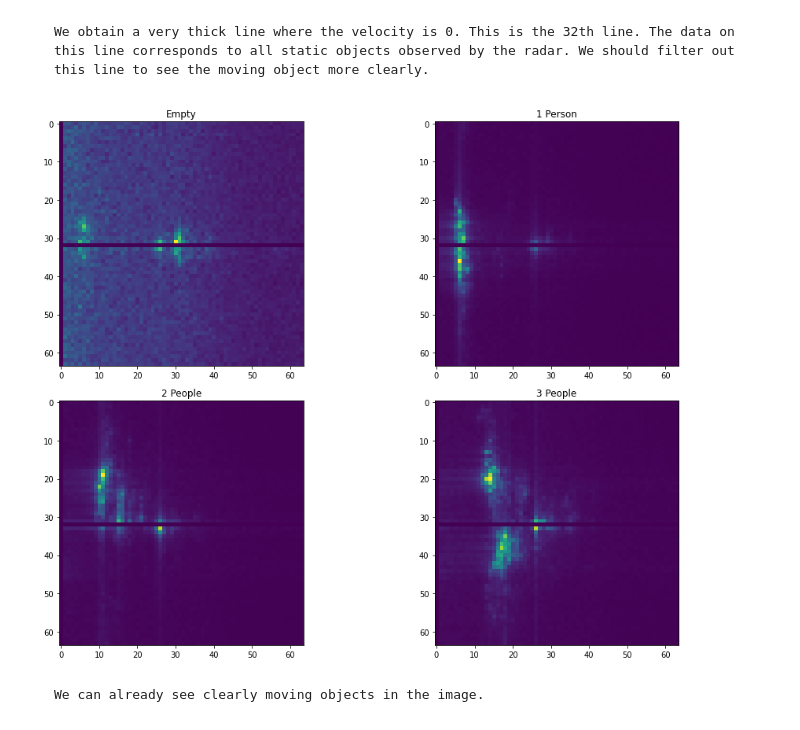
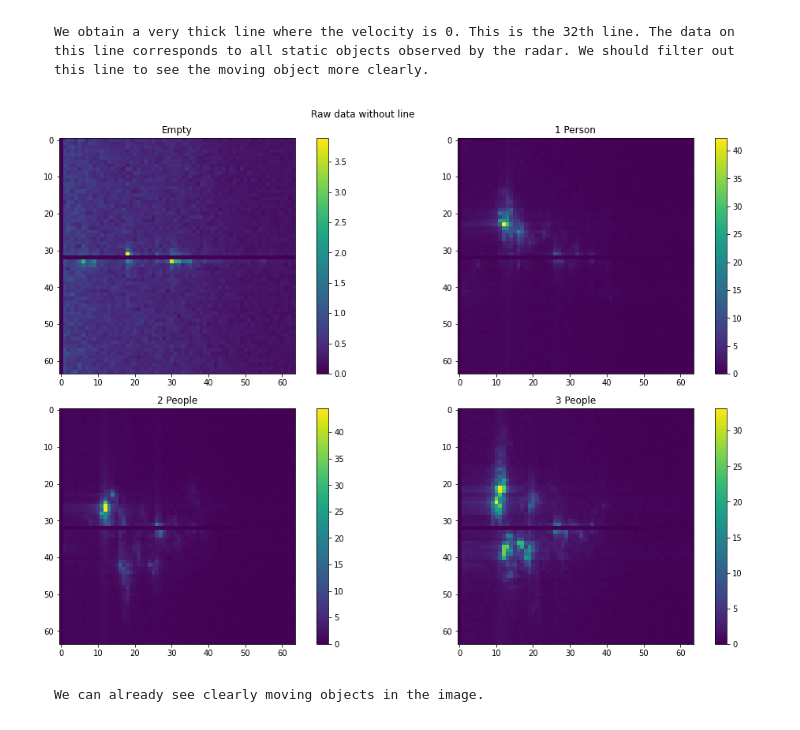
Before and after one commit to ml-lohi/hackathon-milan, a Jupyter notebook: submission/code/data_preprocessing.ipynb, the cells around one changed output. Saved outputs shown, nothing was run; the diff lists cells and outputs as text; code cells hidden in the pictures.

```diff
--- a/submission/code/data_preprocessing.ipynb
+++ b/submission/code/data_preprocessing.ipynb
@@ -97,23 +114,38 @@ fig.tight_layout()
 # %% [markdown]
     We obtain a very thick line where the velocity is 0. This is the 32th line. The data on this line corresponds to all static objects observed by the radar. We should filter out this line to see the moving object more clearly.
 # %%
-data_empty_reshaped[:,32,:,:] = 0
-data_1p_reshaped[:,32,:,:] = 0
-data_2p_reshaped[:,32,:,:] = 0
-data_3p_reshaped[:,32,:,:] = 0
-fig, axs = plt.subplots(2, 2, figsize=(15, 10))
-pos = axs[0, 0].imshow(data_empty_reshaped[random_sample,:, :, 1])
-fig.colorbar(pos, ax=axs[0, 0])
-axs[0,0].set_title("Empty")
-axs[0, 1].imshow(data_1p_reshaped[random_sample,:, :, 1])
-axs[0,1].set_title("1 Person")
-axs[1, 0].imshow(data_2p_reshaped[random_sample,:, :, 1])
-axs[1,0].set_title("2 People")
-axs[1, 1].imshow(data_3p_reshaped[random_sample,:, :, 1])
-axs[1,1].set_title("3 People")
-fig.tight_layout()
+def plot_data(data_empty, data_1p, data_2p, data_3p, sample_number, title, file_name):
+    fig, axs = plt.subplots(2, 2, figsize=(15, 10))
+    pos1 = axs[0, 0].imshow(data_empty[random_sample,1, :, :])
+    fig.colorbar(pos1, ax=axs[0, 0])
+    axs[0,0].set_title("Empty")
+    pos2 = axs[0, 1].imshow(data_1p[random_sample,1, :, :])
+    fig.colorbar(pos2, ax=axs[0, 1])
+    axs[0,1].set_title("1 Person")
+    pos3 = axs[1, 0].imshow(data_2p[random_sample,1, :, :])
+    fig.colorbar(pos3, ax=axs[1, 0])
+    axs[1,0].set_title("2 People")
+    pos4 = axs[1, 1].imshow(data_3p[random_sample,1, :, :])
+    fig.colorbar(pos4, ax=axs[1, 1])
+    axs[1,1].set_title("3 People")
+    fig.suptitle(title)
+    fig.tight_layout()
+    plt.savefig(f"figs/{file_name}")
-# %% [output]
-[figure, removed]
+# %%
+data_empty_reshaped[:,:,32,:] = 0
+data_1p_reshaped[:,:,32,:] = 0
+data_2p_reshaped[:,:,32,:] = 0
+data_3p_reshaped[:,:,32,:] = 0
+plot_data(  data_empty_reshaped,
+            data_1p_reshaped,
+            data_2p_reshaped,
+            data_3p_reshaped,
+            random_sample,
+            "Raw data without line",
+            "raw_data_without_line.png"
+        )
+# %% [output]
+[figure, added]
 # %% [markdown]
     We can already see clearly moving objects in the image.
 # %% [markdown]
```
Also changed, not shown: parts of 19 cells of this notebook.
